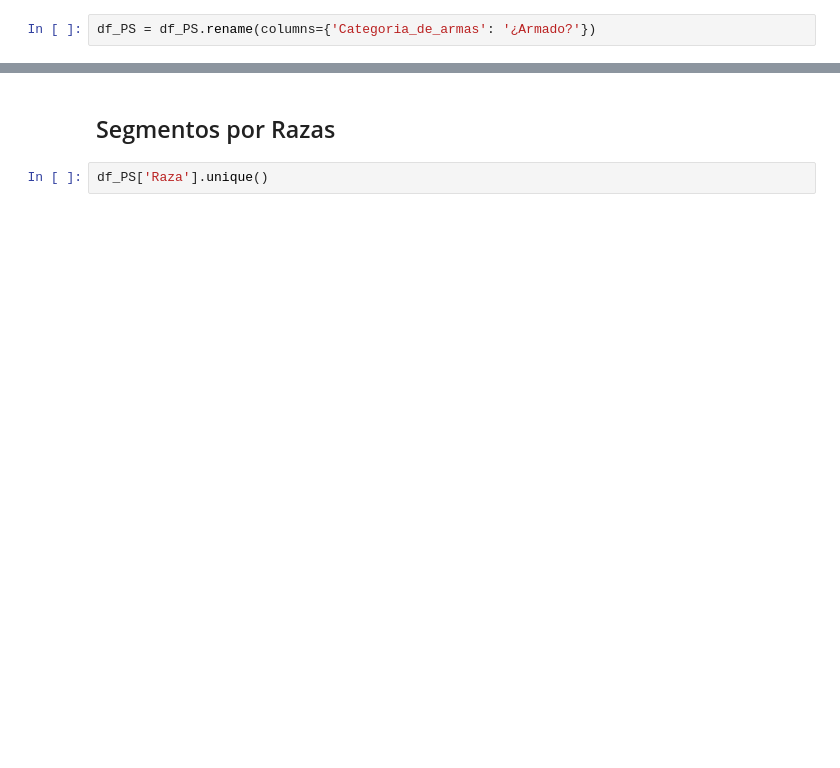
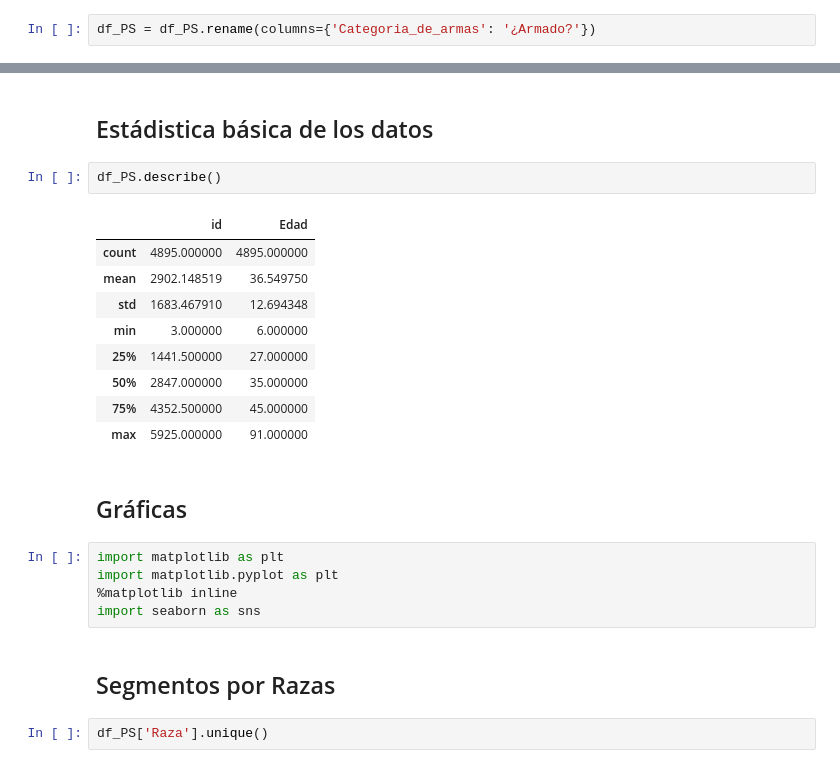
Before and after one commit to EmmanuelGalvan/MineriaDatos, a Jupyter notebook: Archivos/PIA/Visualizacion_Equipo9.ipynb, the cells around one changed output, grey strips where cells are left out. Cells and saved outputs as stored; diff of their text form; blank space fills up the shorter version.

```diff
--- a/Archivos/PIA/Visualizacion_Equipo9.ipynb
+++ b/Archivos/PIA/Visualizacion_Equipo9.ipynb
@@ -75,3 +174,24 @@ array(['Armado', 'Desarmado', 'Desconocido'], dtype=object)
+# %% [markdown]
+## Estádistica básica de los datos
+# %%
+df_PS.describe()
+# %% [output]
+|  | id | Edad |
+| count | 4895.000000 | 4895.000000 |
+| mean | 2902.148519 | 36.549750 |
+| std | 1683.467910 | 12.694348 |
+| min | 3.000000 | 6.000000 |
+| 25% | 1441.500000 | 27.000000 |
+| 50% | 2847.000000 | 35.000000 |
+| 75% | 4352.500000 | 45.000000 |
+| max | 5925.000000 | 91.000000 |
+# %% [markdown]
+## Gráficas
+# %%
+import matplotlib as plt
+import matplotlib.pyplot as plt
+%matplotlib inline
+import seaborn as sns
 # %% [markdown]
 ## Segmentos por Razas
 # %%
```
Also changed, not shown: parts of 70 cells of this notebook.
